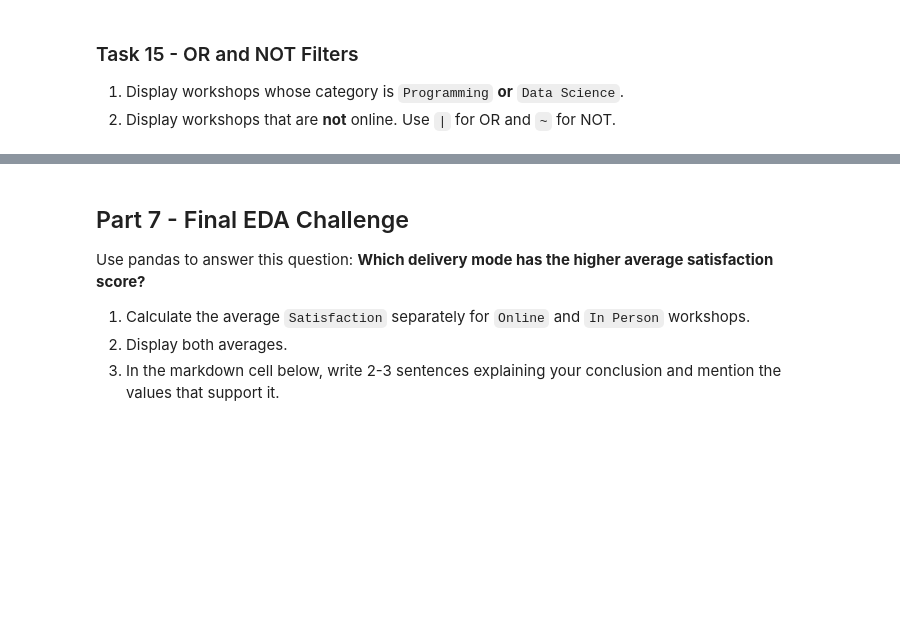
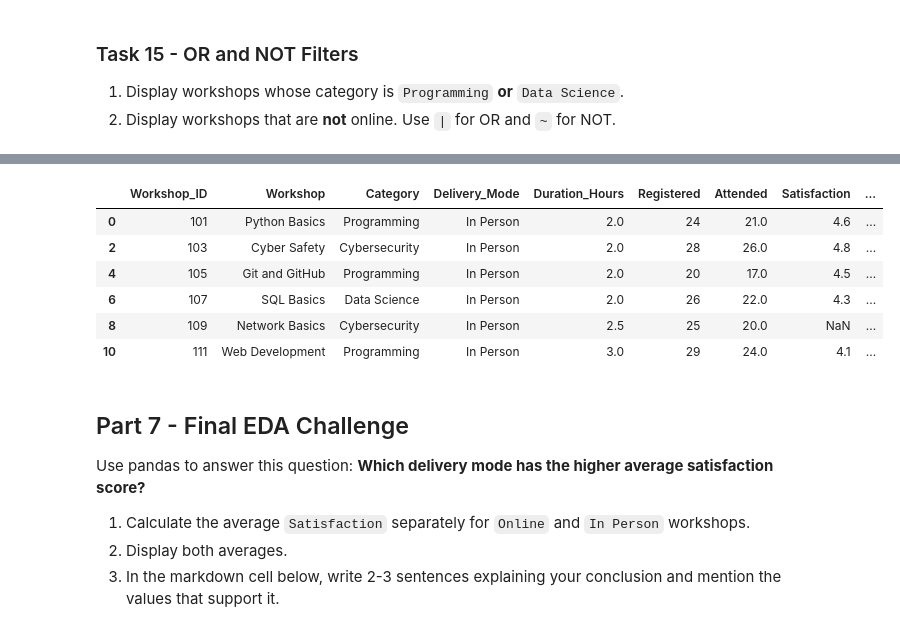
Before and after one commit to namjoshiomkar-collab/CMP262-Week-05-Lab-01, a Jupyter notebook: PandasIntro.ipynb, the cells around one changed output, grey strips where cells are left out. Cells and saved outputs as stored; diff of their text form; code cells hidden in the pictures; blank space fills up the shorter version.

```diff
--- a/PandasIntro.ipynb
+++ b/PandasIntro.ipynb
@@ -18,6 +18,7 @@ For this lab, import pandas using the standard alias and load `CampusWorkshopDat
 import pandas as pd
 
 # Load the provided Excel file below
+workshops = pd.read_excel("CampusWorkshopData.xlsx")
 # %% [markdown]
 ### Task 1 - Preview the Data
 Display the first 5 rows and the last 3 rows of `workshops`.
@@ -88,3 +242,5 @@ Using one statement, select the first 5 rows and calculate the mean of `Register
 Create a new column named `Attendance_Rate`. Divide `Attended` by `Registered`, multiply by 100, and round the result to one decimal place. Display `Workshop`, `Registered`, `Attended`, and `Attendance_Rate`.
 # %%
 # Write your code here
+workshops["Attendance_Rate"] = workshops["Attended"] / workshops["Registered"] * 100
+round(workshops["Attendance_Rate"], -1)
@@ -115,3 +320,13 @@ Use `|` for OR and `~` for NOT.
+# %%
+workshops[~(workshops["Delivery_Mode"] == "Online")]
+# %% [output]
+|  | Workshop_ID | Workshop | Category | Delivery_Mode | Duration_Hours | Registered | Attended | Satisfaction | ... |
+| 0 | 101 | Python Basics | Programming | In Person | 2.0 | 24 | 21.0 | 4.6 | ... |
+| 2 | 103 | Cyber Safety | Cybersecurity | In Person | 2.0 | 28 | 26.0 | 4.8 | ... |
+| 4 | 105 | Git and GitHub | Programming | In Person | 2.0 | 20 | 17.0 | 4.5 | ... |
+| 6 | 107 | SQL Basics | Data Science | In Person | 2.0 | 26 | 22.0 | 4.3 | ... |
+| 8 | 109 | Network Basics | Cybersecurity | In Person | 2.5 | 25 | 20.0 | NaN | ... |
+| 10 | 111 | Web Development | Programming | In Person | 3.0 | 29 | 24.0 | 4.1 | ... |
 # %% [markdown]
 ## Part 7 - Final EDA Challenge
 
```
Also changed, not shown: parts of 29 cells of this notebook.
